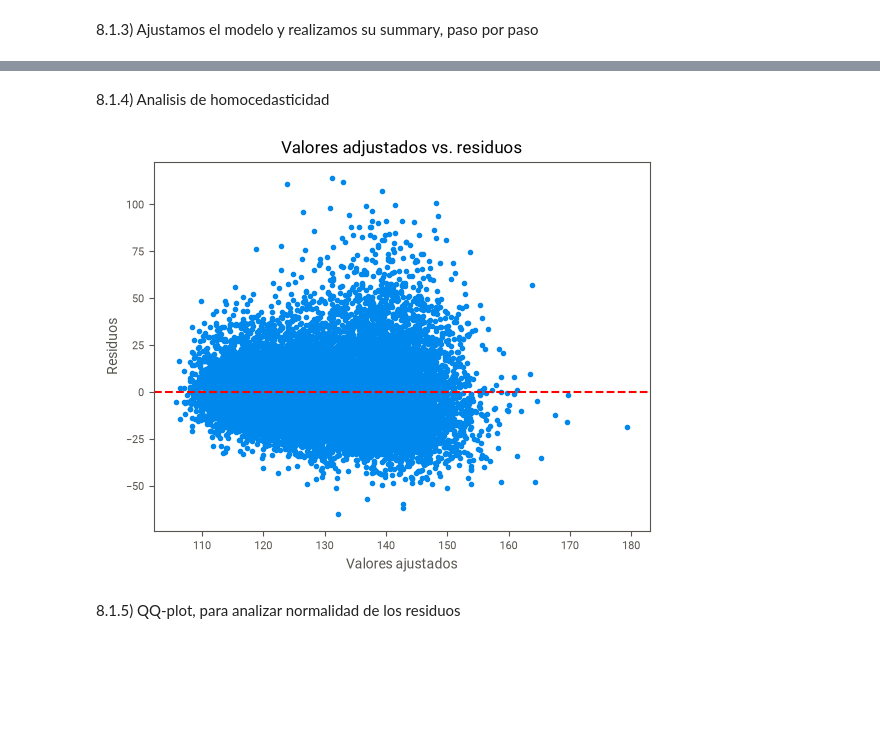
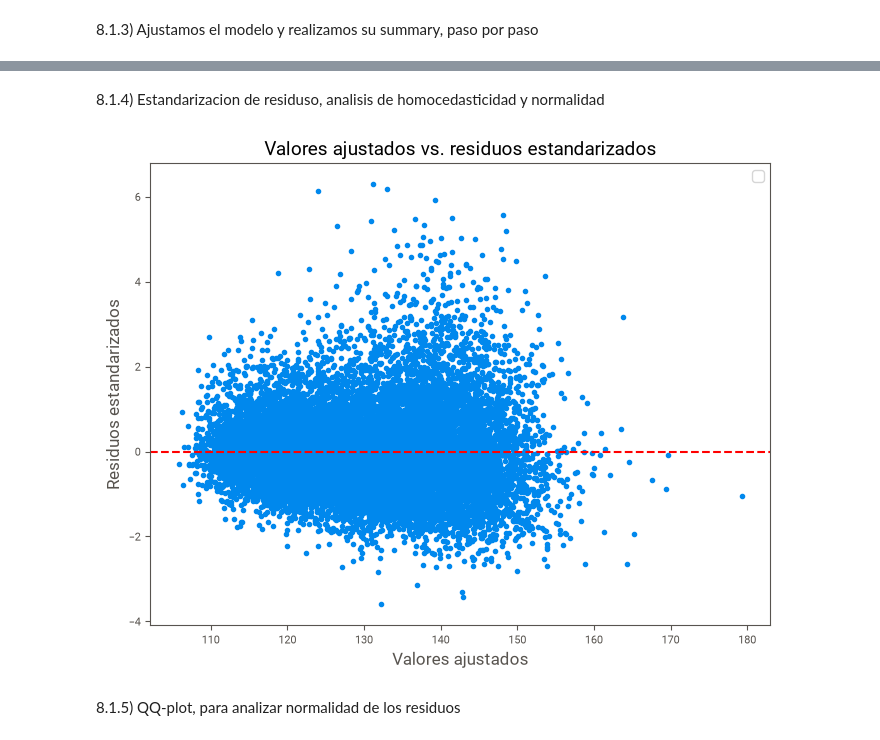
Before and after one commit to Nehuen-Asserquet/TPE-Ciencia-de-Datos-Grupo-16-INDEC, a Jupyter notebook: TPE.ipynb, the cells around one changed output, grey strips where cells are left out. Cells and saved outputs as stored; diff of their text form; code cells hidden in the pictures; blank space fills up the shorter version.

```diff
--- a/TPE.ipynb
+++ b/TPE.ipynb
@@ -577,16 +577,19 @@ Covariance Type:            nonrobust
 Notes:
 [1] Standard Errors assume that the covariance matrix of the errors is correctly specified.
 # %% [markdown]
-8.1.4) Analisis de homocedasticidad
+8.1.4) Estandarizacion de residuso, analisis de homocedasticidad y normalidad
-# %%
-plt.scatter(model.fittedvalues, model.resid)
-plt.xlabel("Valores ajustados")
-plt.ylabel("Residuos")
-plt.title("Valores adjustados vs. residuos")
-plt.axhline(0, color='red', linestyle='--')
-plt.show()
-# %% [output]
-[figure, removed]
+# %%
+residuos_estandarizados = model.resid / model.resid.std()
+plt.figure(figsize=(8, 6))
+plt.scatter(model.fittedvalues, residuos_estandarizados)
+plt.axhline(0, color='red', linestyle='--')
+plt.xlabel("Valores ajustados", fontsize=12)
+plt.ylabel("Residuos estandarizados", fontsize=12)
+plt.title("Valores ajustados vs. residuos estandarizados", fontsize=14)
+plt.legend()
+plt.show()
+# %% [output]
+[figure, added]
 # %% [markdown]
 8.1.5) QQ-plot, para analizar normalidad de los residuos
 # %%
```
Also changed, not shown: parts of 5 cells of this notebook.
